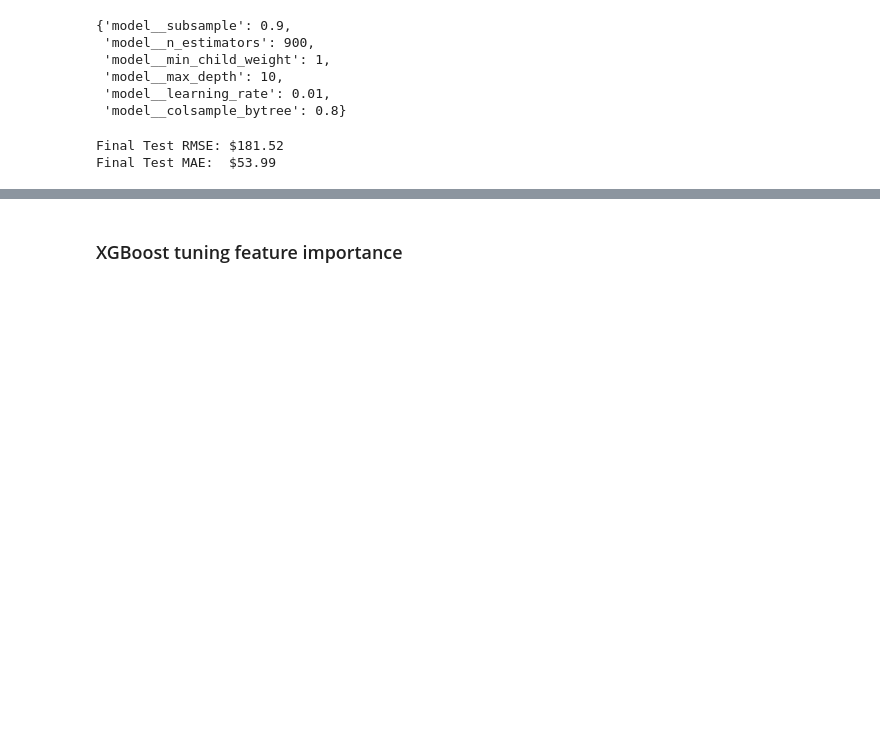
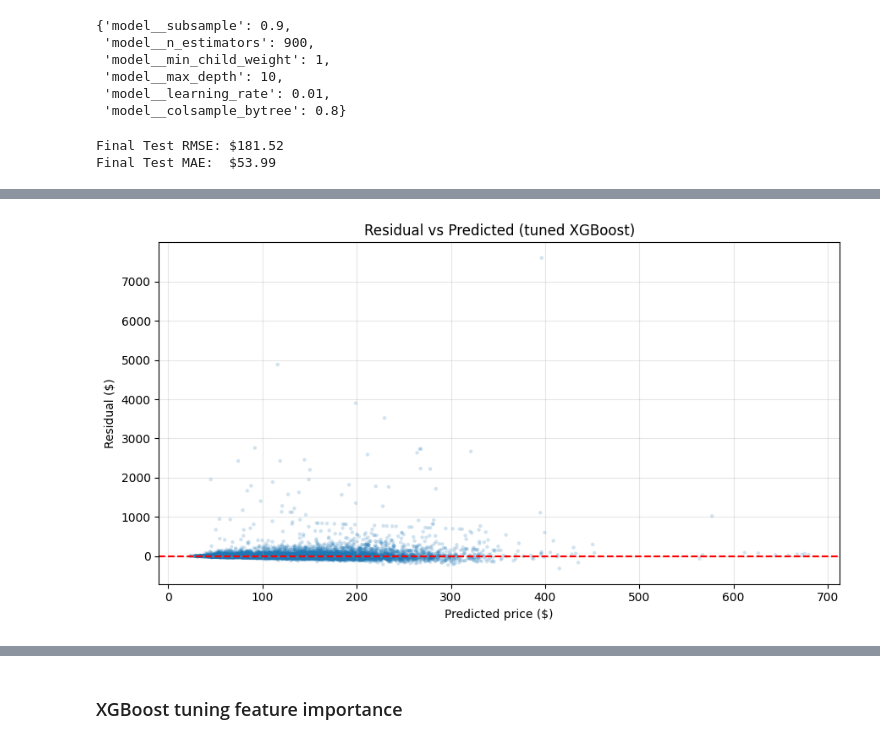
Before and after one commit to Handras18/New-York-City-Airbnb, a Jupyter notebook: 04_modeling.ipynb, the cells around one changed output, grey strips where cells are left out. Drawn from its saved outputs; the diff is of its cells as text; code cells hidden in the pictures; blank space fills up the shorter version.

```diff
--- a/04_modeling.ipynb
+++ b/04_modeling.ipynb
@@ -324,0 +349,14 @@ xgb_final_df = (
+# %%
+plt.figure(figsize=(9, 5))
+sns.scatterplot(x=y_pred_usd,y=residuals,alpha=0.2,s=10,edgecolor='none')
+
+plt.axhline(0, color='red', linestyle='--', linewidth=1.5)
+
+plt.xlabel('Predicted price ($)')
+plt.ylabel('Residual ($)')
+plt.title('Residual vs Predicted (tuned XGBoost)')
+plt.grid(True, alpha=0.3)
+plt.tight_layout()
+plt.show()
+# %% [output]
+[figure, added]
```
Also changed, not shown: parts of 8 cells of this notebook.
